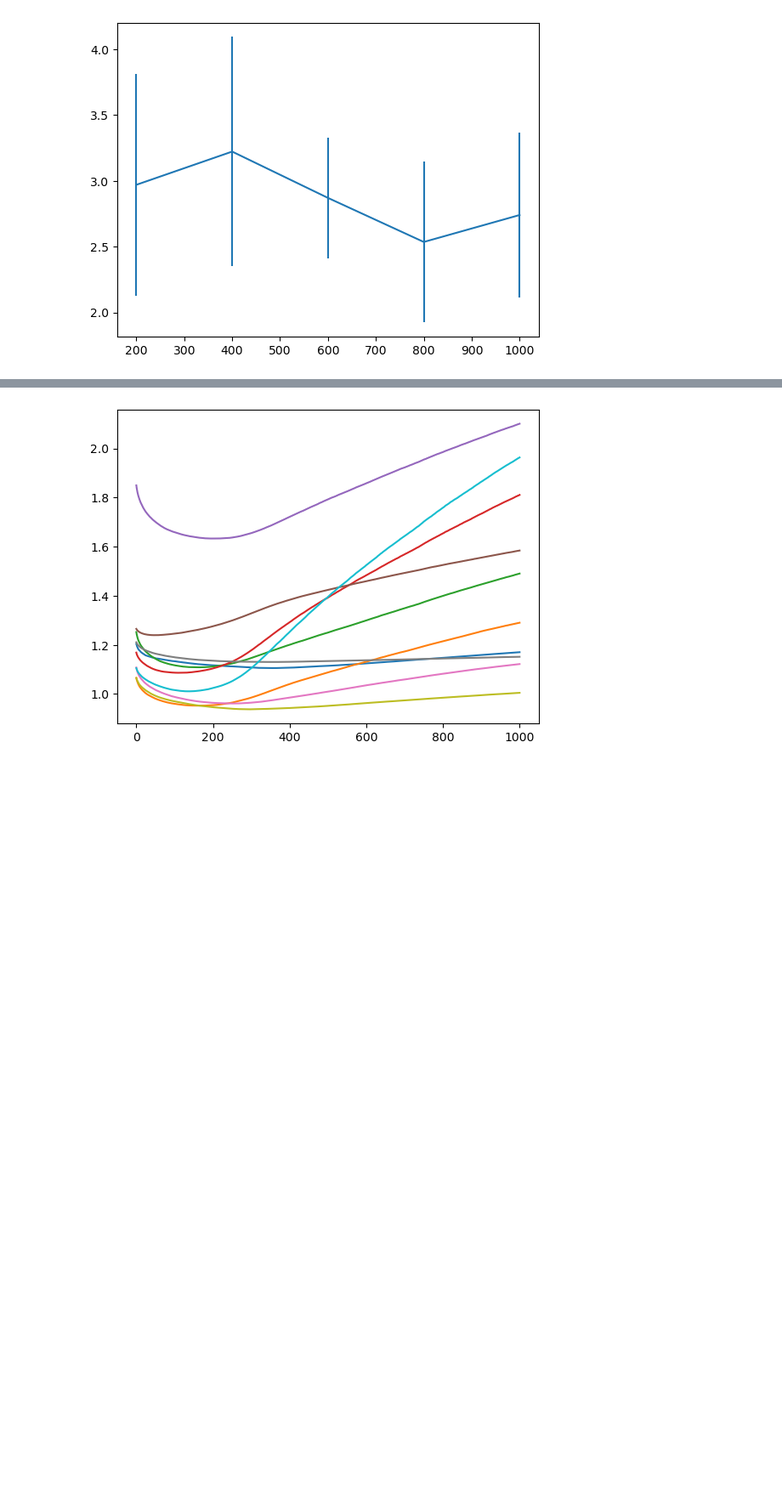
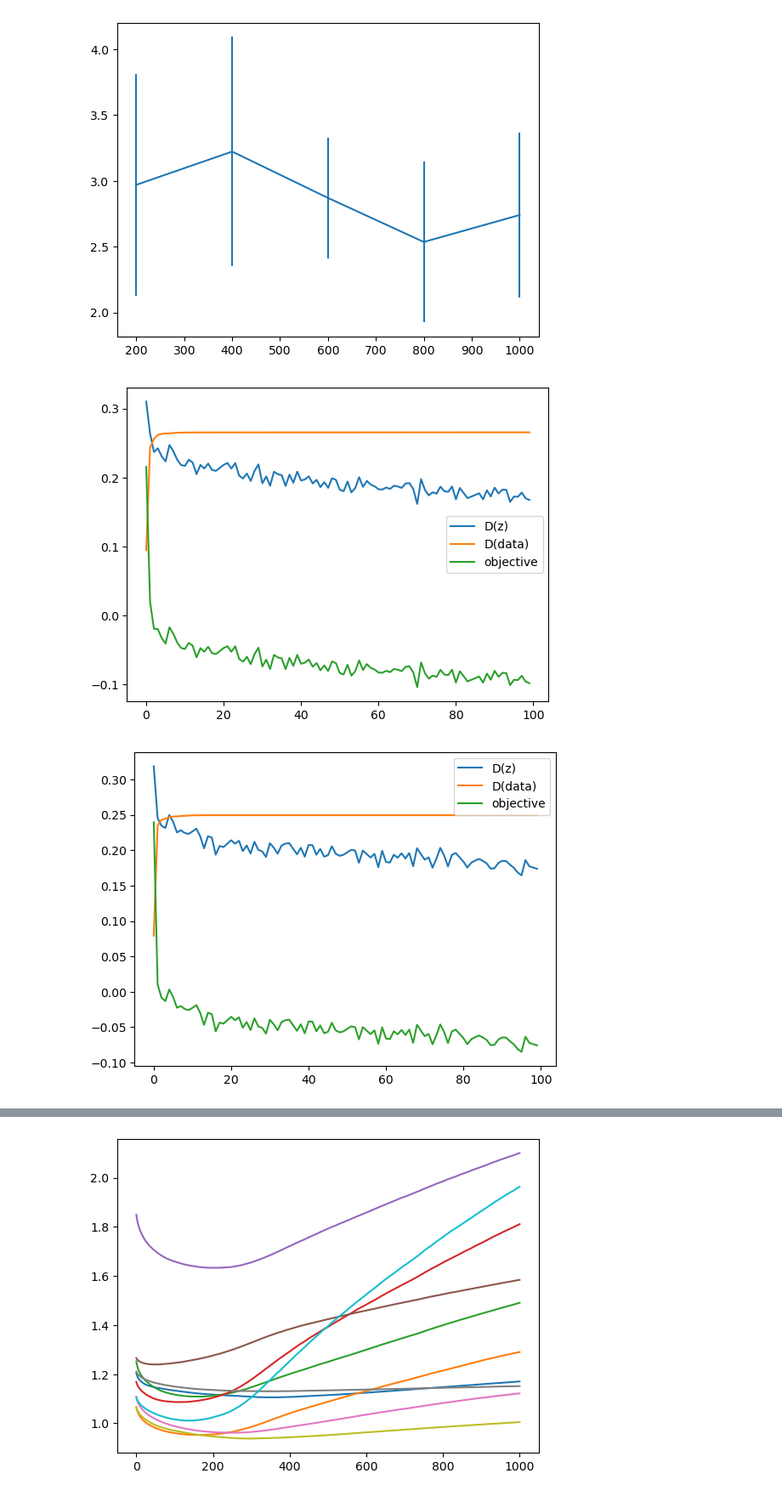
Before and after one commit to monarsan/robust-GAN, a Jupyter notebook: work/fixed_mu/plot_exper_result.ipynb, the cells around one changed output, grey strips where cells are left out. Shown at 85% size. Cells and saved outputs as stored; diff of their text form; code cells hidden in the pictures; blank space fills up the shorter version.

```diff
--- a/work/fixed_mu/plot_exper_result.ipynb
+++ b/work/fixed_mu/plot_exper_result.ipynb
@@ -94,3 +94,37 @@ out_cov = np.load(file=file_name, allow_pickle=True)
 
 exper_iter, optim_iter, data_dim = cov.shape[:3]
 true_mean = 0; mean_vec = np.full(data_dim, true_mean)
+# %%
+import sys
+sys.path.append("../")
+from libs.create import create_out_cov, create_norm_data
+from libs.functions import sigmoid, g_lo, g_up, nearPD, sample_wise_vec_mat_vec,\
+deriv_sigmoid, sample_wise_outer_product, init_covariance, init_discriminator
+
+def discriminator(x, beta):
+    size, data_dim = x.shape[0], x.shape[-1]
+    beta = beta.reshape([data_dim,data_dim])
+    value = sample_wise_vec_mat_vec(beta,x)
+    return value
+for i in range(exper_iter):
+    output=[]
+    output2=[]
+    diff=[]
+    data = create_norm_data(3000, 0.2, np.zeros(data_dim), true_cov[i], np.full(data_dim, 1), out_cov[i])
+    for j in range(100):
+        z = np.random.multivariate_normal(np.zeros(data_dim), cov[i,j], 3000)
+        output.append(sigmoid(discriminator(z, par[i,j,:-1])-par[i,j,-1]).mean(axis=0))
+        output2.append(sigmoid(discriminator(data,par[i,j,:-1])-par[i,j,-1]).mean(axis=0))
+
+    loss_cov = LA.norm(cov[i] - true_cov[i], ord = 2, axis = (1,2))
+    loss_cov = loss_cov/loss_cov.max() *0.7
+
+    plt.subplots()
+    # plt.plot(loss_cov, label='scaled loss')
+    plt.plot(output, label='D(z)')
+    plt.plot(output2 ,label='D(data)')
+    plt.plot(np.array(output)-np.array(output2), label='objective')
+    plt.legend()
+# %% [output]
+[figure, added]
+[figure, added]
```
Also changed, not shown: parts of 5 cells of this notebook.
